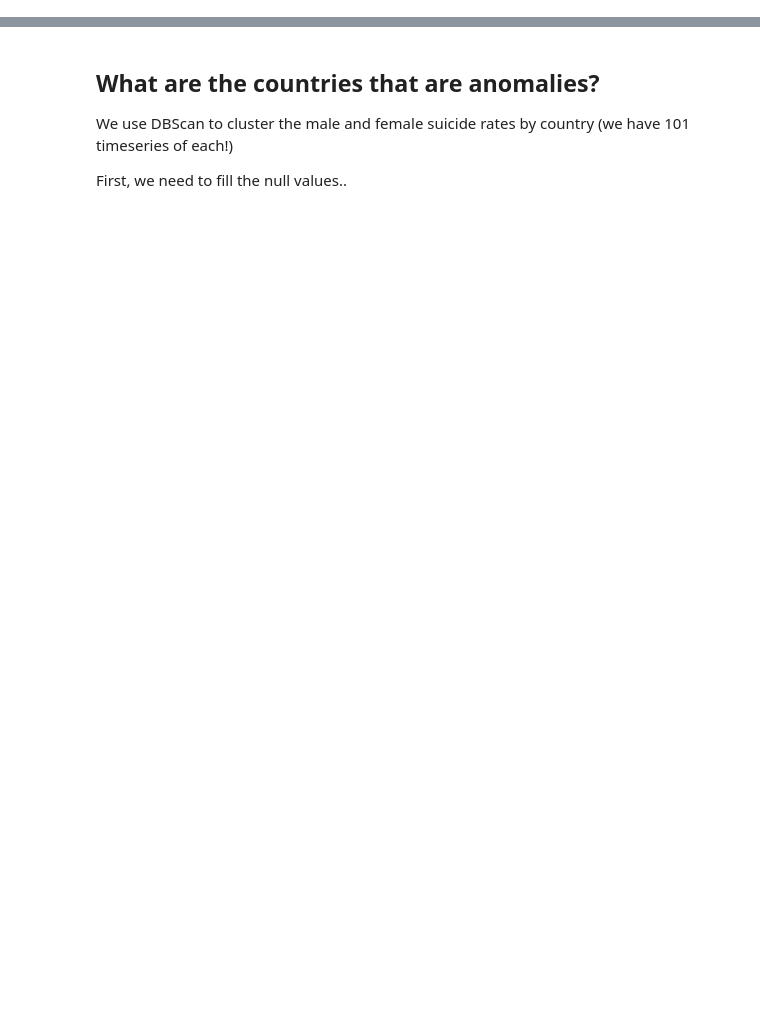
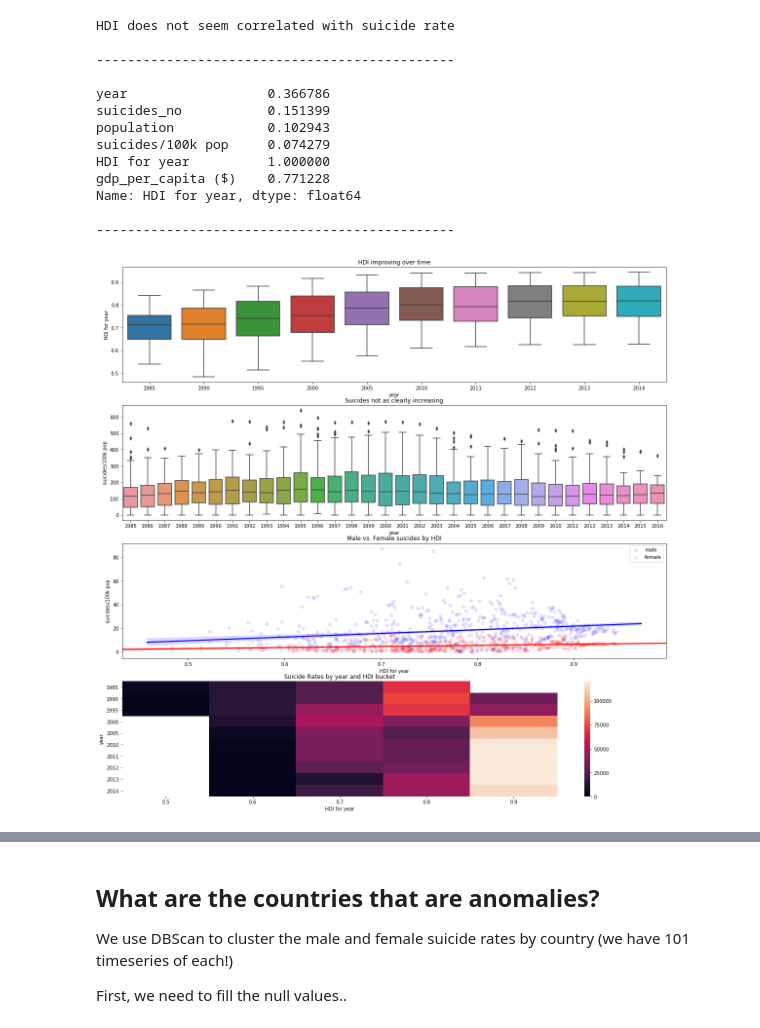
Before and after one commit to jldork/Suicides, a Jupyter notebook: analysis.ipynb, the cells around one changed output, grey strips where cells are left out. Drawn from its saved outputs; the diff is of its cells as text; code cells hidden in the pictures; blank space fills up the shorter version.

```diff
--- a/analysis.ipynb
+++ b/analysis.ipynb
@@ -4,5 +4,5 @@ import pandas as pd # data processing, CSV file I/O (e.g. pd.read_csv)
 import warnings
 warnings.simplefilter(action='ignore', category=FutureWarning)
 
-df = pd.read_csv("../input/master.csv")
+df = pd.read_csv("data/global_rates.csv")
 df.describe()
@@ -22,0 +29,74 @@ df2
+# %%
+import seaborn as sns
+fig, ax=plt.subplots(4,1, figsize=(20, 20))
+
+############################################################
+## EXPLORING THE CORRELATION BETWEEN HDI AND SUICIDE RATE ##
+############################################################
+
+hdi = df[df['HDI for year'].notnull()]
+
+print('\nHDI does not seem correlated with suicide rate')
+print('\n----------------------------------------------\n')
+print(hdi.corr()['HDI for year'])
+print('\n----------------------------------------------\n')
+
+###########
+# BOXPLOT #
+###########
+
+sns.boxplot(data=hdi,x='year', y='HDI for year', ax=ax[0]).set_title("HDI improving over time")
+
+# Is suicide rate increasing over time?
+df2 = df.groupby(['year','country']).sum().reset_index()
+sns.boxplot(data=df2, x='year', y='suicides/100k pop', ax=ax[1]).set_title('Suicides not as clearly increasing')
+
+###########
+# SCATTER #
+###########
+
+hdi2 = hdi.groupby(['year', 'HDI for year', 'sex']).agg({
+    'suicides_no': ['sum'],
+    'population': ['sum']
+})
+hdi2.columns = ['suicides_no', 'population']
+hdi2 = hdi2.reset_index()
+hdi2['suicides/100k pop'] = hdi2['suicides_no']/hdi2['population']*100000
+
+
+sns.regplot(data=hdi2[hdi2['sex']=='male'], x='HDI for year', y='suicides/100k pop', ax=ax[2], color='blue', scatter_kws={'alpha':0.1}, label='male').set_title('Male vs. Female suicides by HDI')
+sns.regplot(data=hdi2[hdi2['sex']=='female'], x='HDI for year', y='suicides/100k pop', ax=ax[2], color='red', scatter_kws={'alpha':0.1}, label='female')
+ax[2].legend(loc="best")
+
+
+###########
+# HEATMAP #
+###########
+
+hdi['HDI for year'] = hdi['HDI for year'].apply(lambda x: round(x,1))
+
+hdi = hdi.groupby(['year', 'HDI for year']).agg({
+    'suicides_no': ['sum'],
+    'population': ['sum']
+})
+
+hdi.columns = ['suicides_no', 'population']
+hdi['suicides/100k pop'] = hdi['suicides_no']/hdi['population']*100000
+hdi = hdi.reset_index()
+
+txt = sns.heatmap(data=hdi.pivot(index='year', columns='HDI for year',values='suicides_no'), ax=ax[3]).set_title('Suicide Rates by year and HDI bucket')
+# %% [output]
+HDI does not seem correlated with suicide rate
+
+----------------------------------------------
+
+year                  0.366786
+suicides_no           0.151399
+population            0.102943
+suicides/100k pop     0.074279
+HDI for year          1.000000
+gdp_per_capita ($)    0.771228
+Name: HDI for year, dtype: float64
+
+----------------------------------------------
+[figure, added]
```
Also changed, not shown: parts of 10 cells of this notebook, 2 other files.
